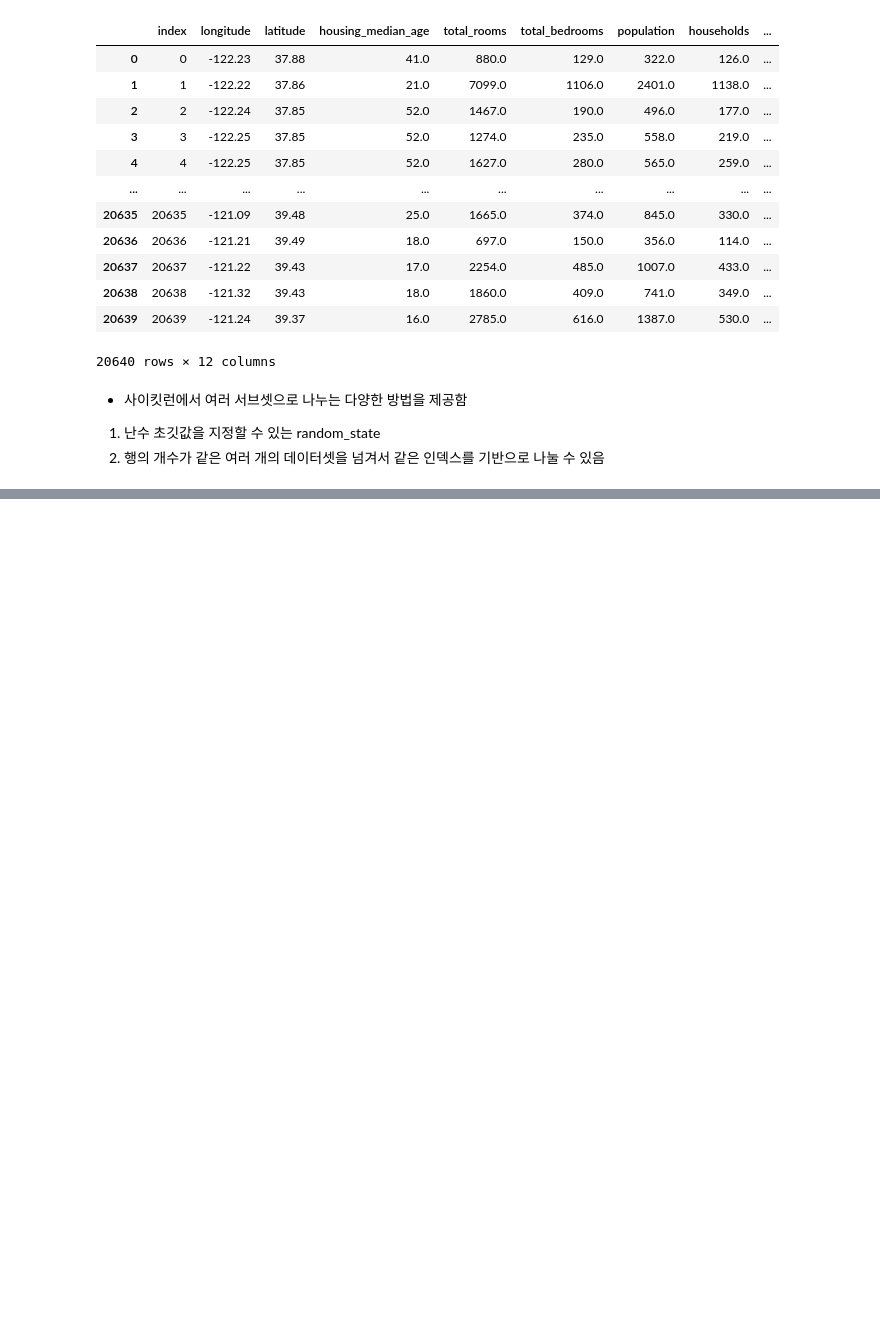
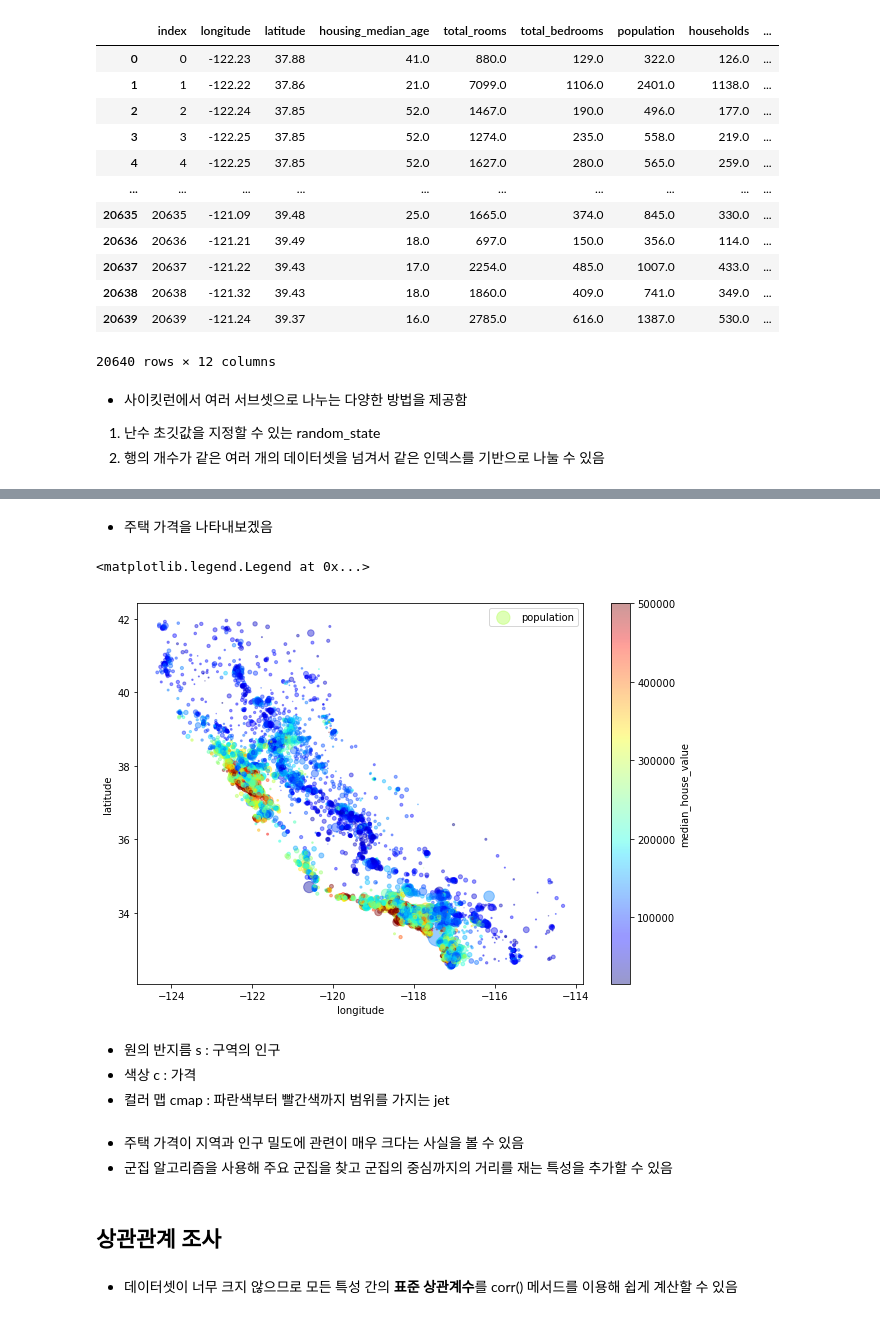
Before and after one commit to hansollasido/hands_on, a Jupyter notebook: Chap2.ipynb, the cells around one changed output, grey strips where cells are left out. Saved outputs shown, nothing was run; the diff lists cells and outputs as text; code cells hidden in the pictures; blank space fills up the shorter version.

```diff
--- a/Chap2.ipynb
+++ b/Chap2.ipynb
@@ -255,0 +355,20 @@ train_set, test_set = train_test_split(housing, test_size=0.2, random_state=42)
+# %% [markdown]
+- 주택 가격을 나타내보겠음
+# %%
+housing.plot(kind='scatter',x='longitude',y='latitude',alpha=0.4,s=housing['population']/100, label='population',figsize=(10,7),
+            c='median_house_value', cmap=plt.get_cmap('jet'), colorbar=True, sharex=False)
+plt.legend()
+# %% [output]
+<matplotlib.legend.Legend at 0x...>
+[figure, added]
+# %% [markdown]
+- 원의 반지름 s : 구역의 인구
+- 색상 c : 가격
+- 컬러 맵 cmap : 파란색부터 빨간색까지 범위를 가지는 jet
+# %% [markdown]
+- 주택 가격이 지역과 인구 밀도에 관련이 매우 크다는 사실을 볼 수 있음
+- 군집 알고리즘을 사용해 주요 군집을 찾고 군집의 중심까지의 거리를 재는 특성을 추가할 수 있음
+# %% [markdown]
+## 상관관계 조사
+# %% [markdown]
+- 데이터셋이 너무 크지 않으므로 모든 특성 간의 **표준 상관계수**를 corr() 메서드를 이용해 쉽게 계산할 수 있음
```
Also changed, not shown: parts of 141 cells of this notebook.
